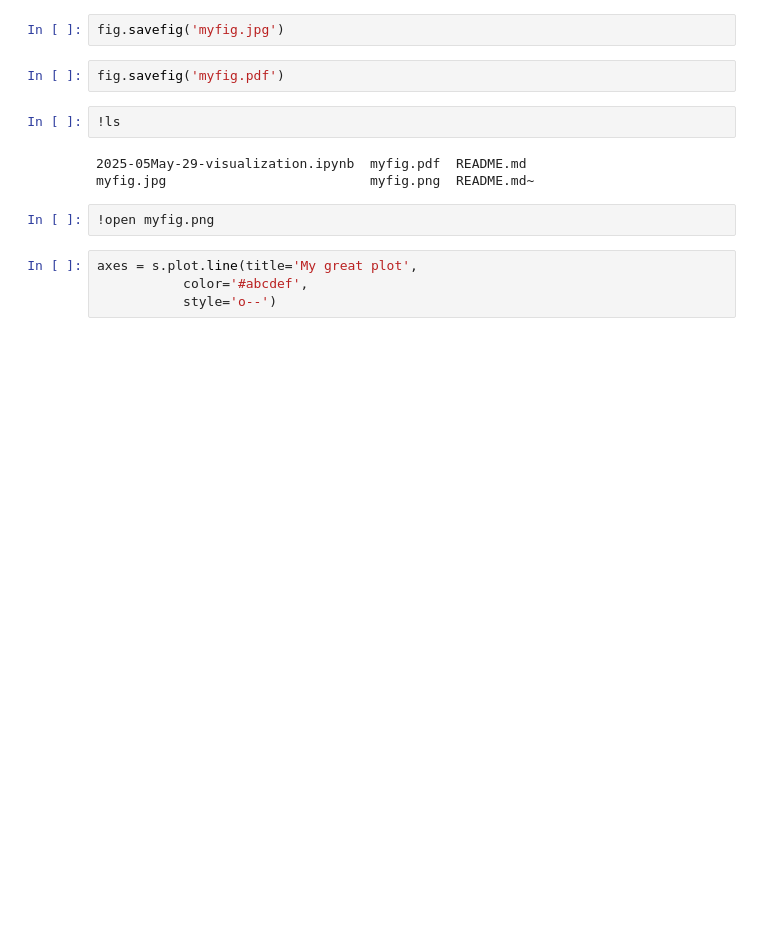
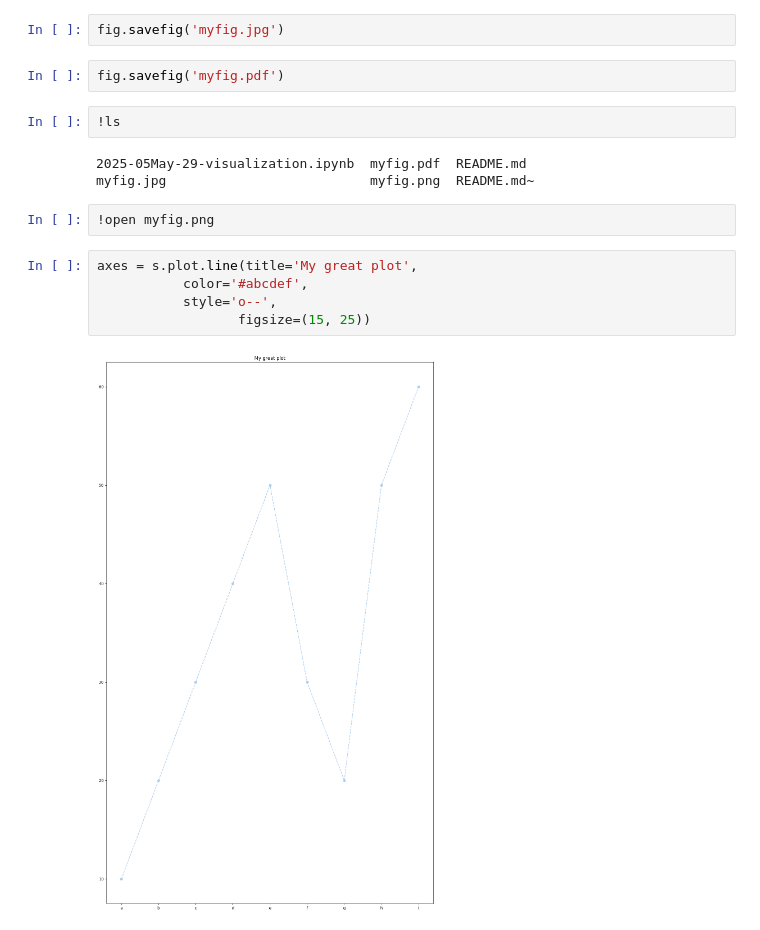
Before and after one commit to reuven/apple-2025-05May-29-visualization, a Jupyter notebook: 2025-05May-29-visualization.ipynb, the cells around one changed output. Cells and saved outputs as stored; diff of their text form; blank space fills up the shorter version.

```diff
--- a/2025-05May-29-visualization.ipynb
+++ b/2025-05May-29-visualization.ipynb
@@ -174,4 +174,7 @@ myfig.jpg                          myfig.png  README.md~
 # %%
 axes = s.plot.line(title='My great plot',
            color='#abcdef',
-           style='o--')
+           style='o--',
+                  figsize=(15, 25))
+# %% [output]
+[figure, added]
```
Also changed, not shown: parts of 2 cells of this notebook.
